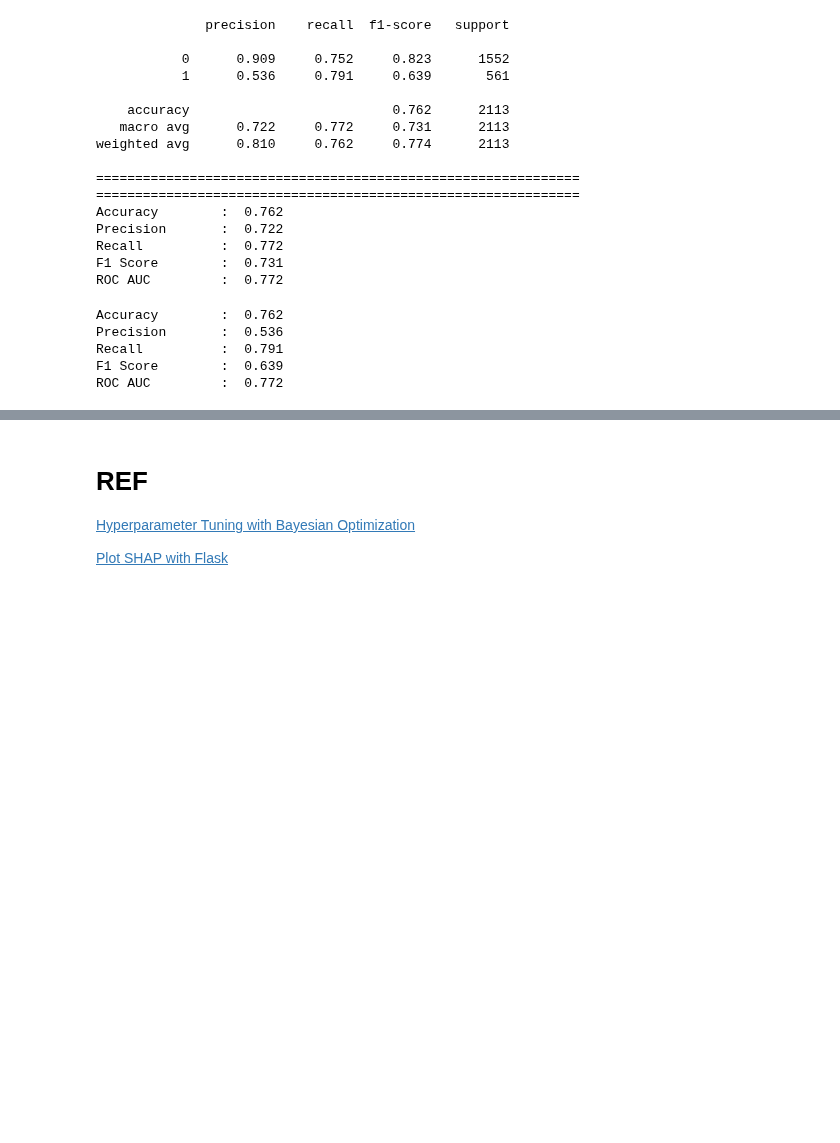
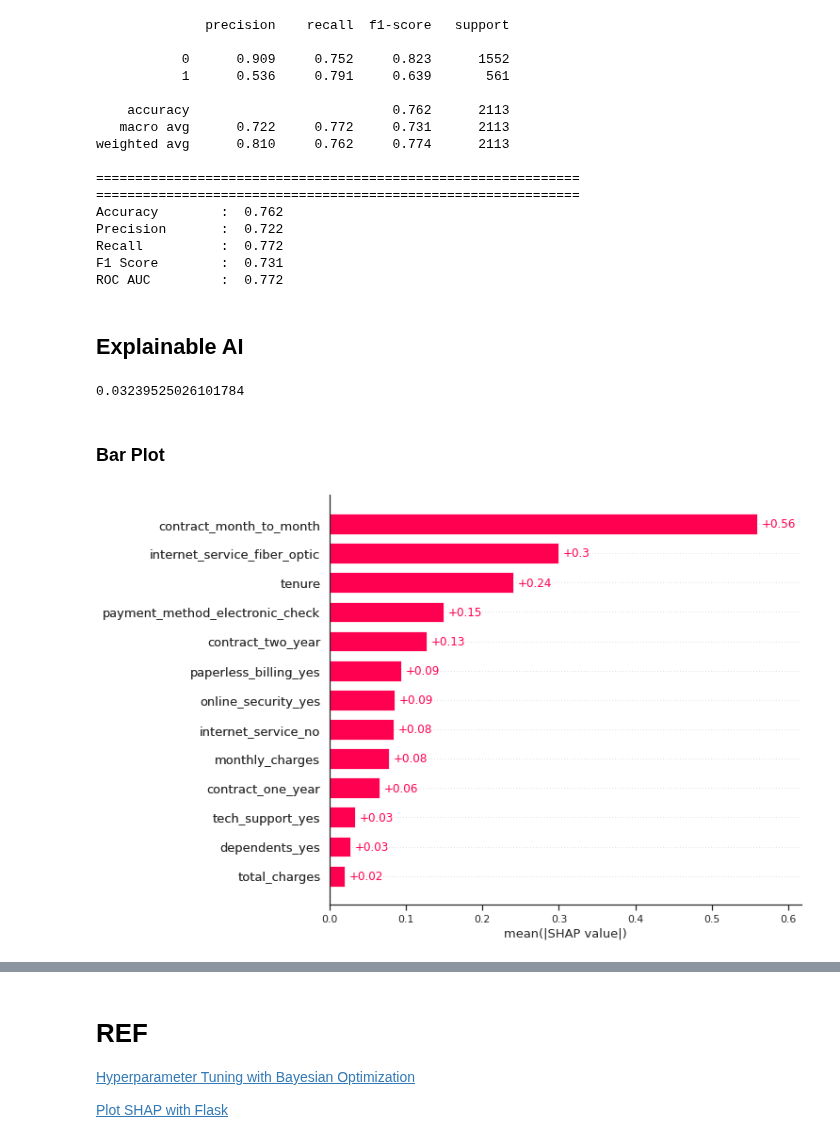
Before and after one commit to adhang/data-science-digital-skola, a Jupyter notebook: 99. Final Project/Modeling Clean.ipynb, the cells around one changed output, grey strips where cells are left out. Drawn from its saved outputs; the diff is of its cells as text; code cells hidden in the pictures; blank space fills up the shorter version.

Commit message:
add SHAP plot

```diff
--- a/99. Final Project/Modeling Clean.ipynb
+++ b/99. Final Project/Modeling Clean.ipynb
@@ -3757,0 +3796,10 @@ LightGBM with feature selection (filter method, ANOVA) shows the best performanc
+# %%
+X_train_filter_dict = dict()
+X_test_filter_dict = dict()
+
+for i, feature in enumerate(selected_feature):
+  X_train_filter_dict[feature] = X_train_filter[:,i]
+  X_test_filter_dict[feature] = X_test_filter[:,i]
+
+X_train_filter = pd.DataFrame(X_train_filter_dict)
+X_test_filter = pd.DataFrame(X_test_filter_dict)
@@ -3779,15 +3829,18 @@ Precision       :  0.722
 Recall          :  0.772
 F1 Score        :  0.731
 ROC AUC         :  0.772
-# %%
-print('Accuracy\t: ', round(accuracy_score(y_test_model, y_pred),3))
-print('Precision\t: ', round(precision_score(y_test_model, y_pred),3))
-print('Recall\t\t: ', round(recall_score(y_test_model, y_pred),3))
-print('F1 Score\t: ', round(f1_score(y_test_model, y_pred),3))
-print('ROC AUC\t\t: ', round(roc_auc_score(y_test_model, y_pred),3))
-# %% [output]
-Accuracy        :  0.762
-Precision       :  0.536
-Recall          :  0.791
-F1 Score        :  0.639
-ROC AUC         :  0.772
+# %% [markdown]
+## Explainable AI
+# %%
+explainer = shap.Explainer(model, X_train_filter)
+shap_values = explainer(X_test_filter)
+
+print(explainer.expected_value)
+# %% [output]
+0.03239525026101784
+# %% [markdown]
+### Bar Plot
+# %%
+shap.plots.bar(shap_values, max_display=20)
+# %% [output]
+[figure, added]
```
Also changed, not shown: parts of 15 cells of this notebook.
